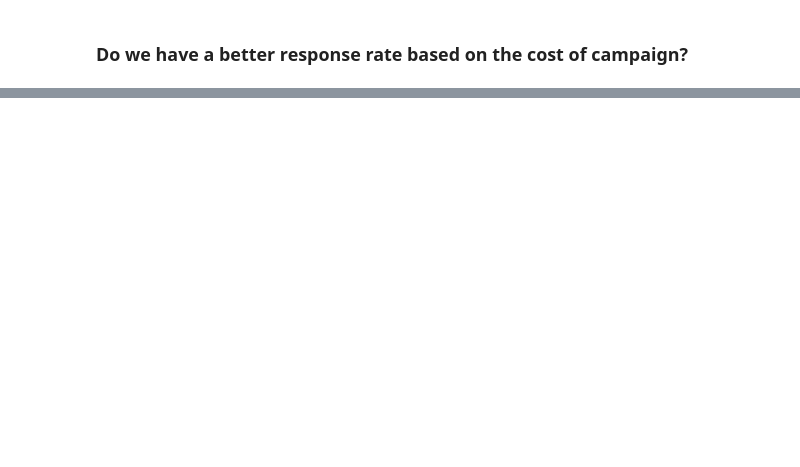
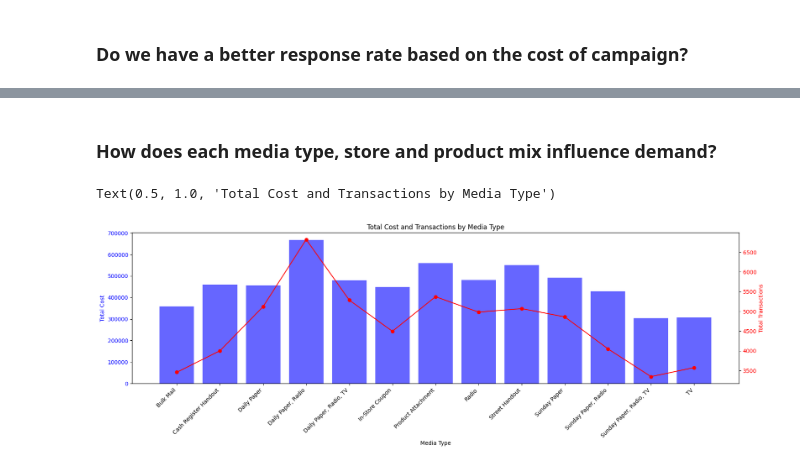
Before and after one commit to BenRoshan100/Customer-AcquisitionCost-Prediction, a Jupyter notebook: campaign_eda.ipynb, the cells around one changed output, grey strips where cells are left out. Cells and saved outputs as stored; diff of their text form; code cells hidden in the pictures; blank space fills up the shorter version.

```diff
--- a/campaign_eda.ipynb
+++ b/campaign_eda.ipynb
@@ -189,0 +232,26 @@ plt.show()
+# %% [markdown]
+### How does each media type, store and product mix influence demand?
+# %%
+result_viz_2=viz_1.groupby('media_type').agg(
+    total_transactions=('media_type','size'),
+    total_cost=('cost','sum')
+)
+
+fig,ax1=plt.subplots(figsize=(20,5))
+
+ax1.bar(result_viz_2.index,result_viz_2['total_cost'],color='b',alpha=0.6)
+ax1.set_xlabel('Media Type')
+ax1.set_ylabel('Total Cost',color='b')
+ax1.tick_params(axis='y',labelcolor='b')
+
+ax2=ax1.twinx()
+ax2.plot(result_viz_2.index,result_viz_2['total_transactions'],color='r',marker='o')
+ax2.set_ylabel('Total Transactions',color='r')
+ax2.tick_params(axis='y',labelcolor='r')
+
+ax1.set_xticks(range(len(result_viz_2.index)))
+ax1.set_xticklabels(result_viz_2.index,rotation=45,ha='right')
+plt.title('Total Cost and Transactions by Media Type')
+# %% [output]
+Text(0.5, 1.0, 'Total Cost and Transactions by Media Type')
+[figure, added]
```
Also changed, not shown: parts of 5 cells of this notebook.
